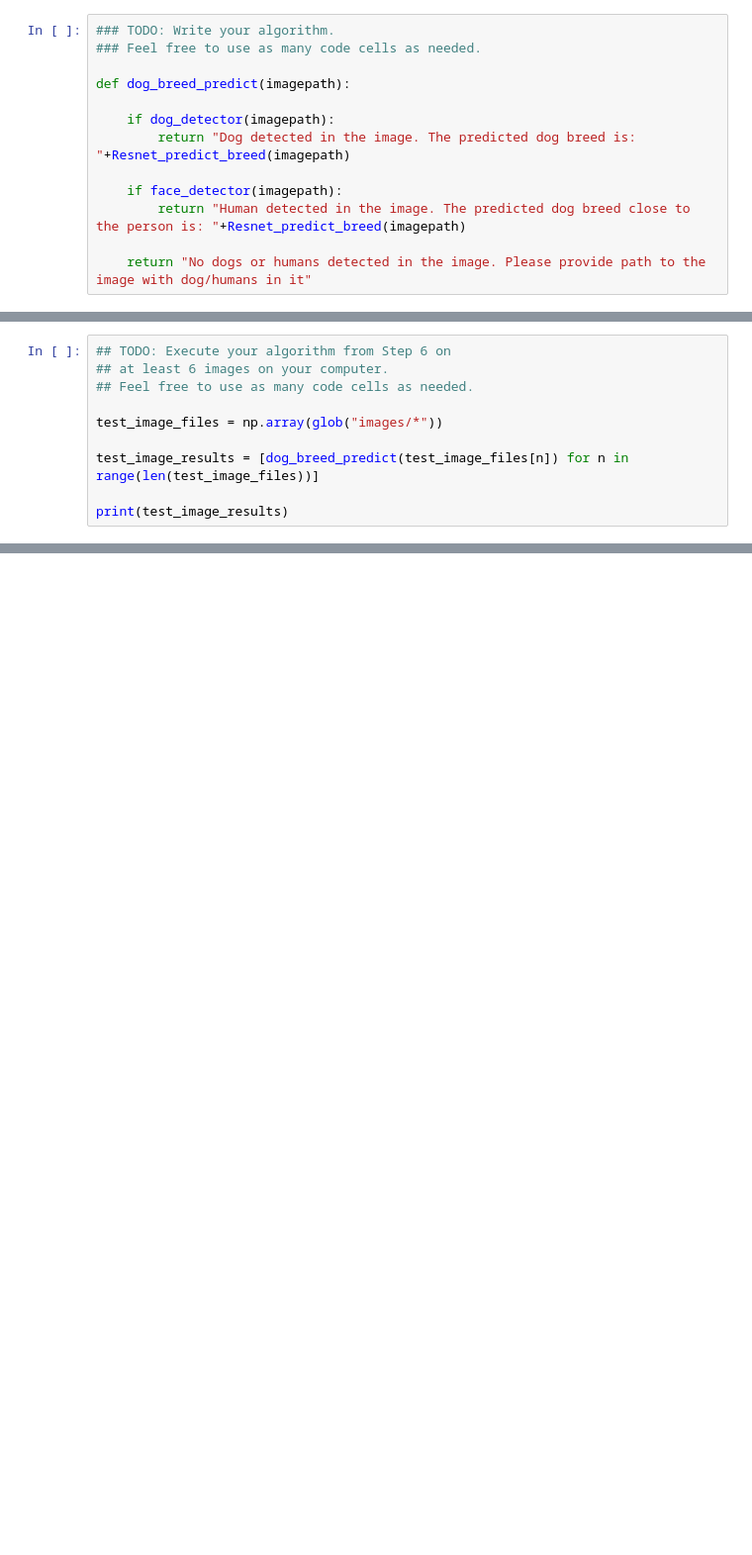
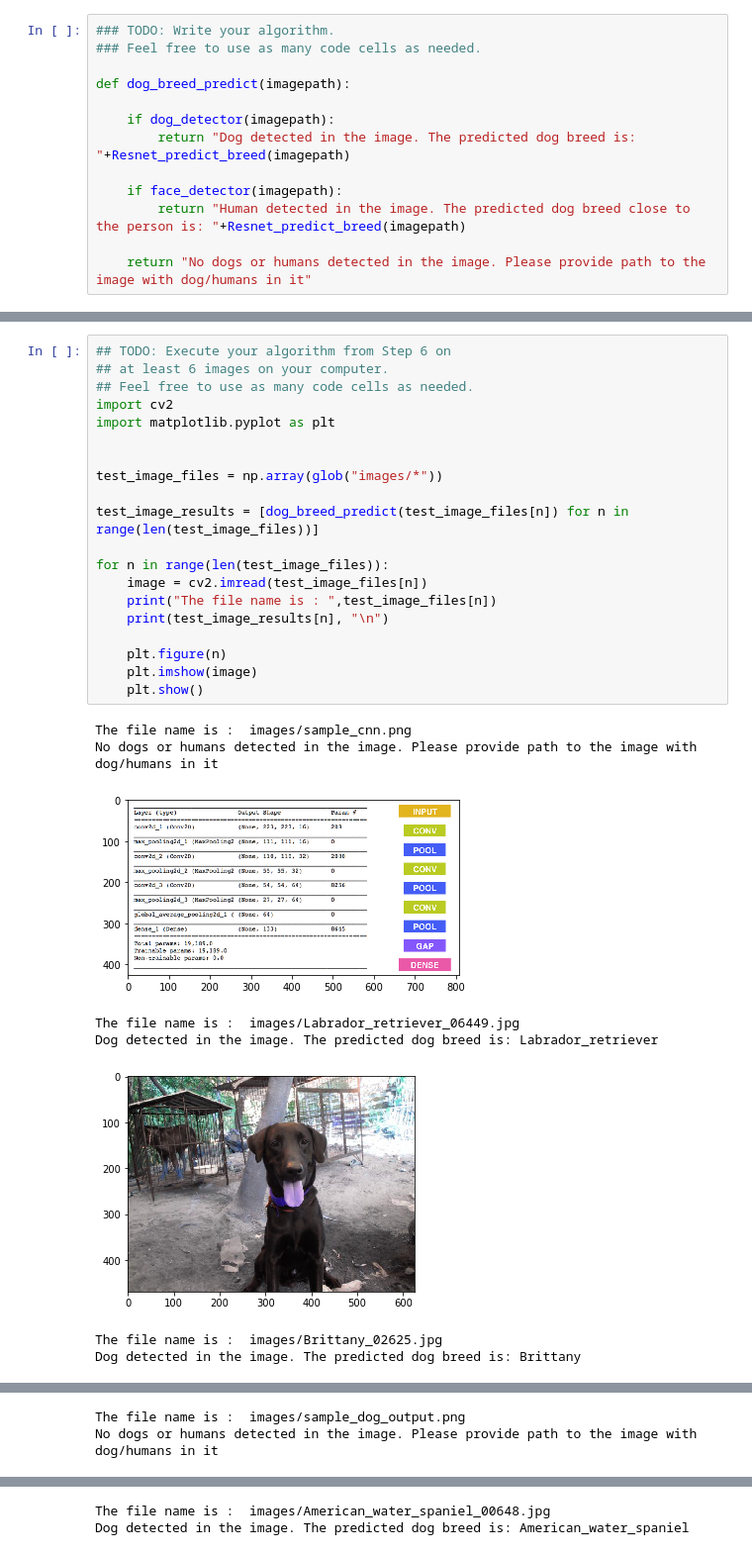
Before and after one commit to pranavvaidik/dog-project, a Jupyter notebook: dog_app.ipynb, the cells around one changed output, grey strips where cells are left out. Shown at 99% size. Cells and saved outputs as stored; diff of their text form; blank space fills up the shorter version.

```diff
--- a/dog_app.ipynb
+++ b/dog_app.ipynb
@@ -759,10 +766,29 @@ __Answer:__
 # %%
 ## TODO: Execute your algorithm from Step 6 on
 ## at least 6 images on your computer.
 ## Feel free to use as many code cells as needed.
+import cv2
+import matplotlib.pyplot as plt
+
 
 test_image_files = np.array(glob("images/*"))
 
 test_image_results = [dog_breed_predict(test_image_files[n]) for n in range(len(test_image_files))]
 
-print(test_image_results)
+for n in range(len(test_image_files)):
+    image = cv2.imread(test_image_files[n])
+    print("The file name is : ",test_image_files[n])
+    print(test_image_results[n], "\n")
+
+    plt.figure(n)
+    plt.imshow(image)
+    plt.show()
+# %% [output]
+The file name is :  images/sample_cnn.png
+No dogs or humans detected in the image. Please provide path to the image with dog/humans in it
+[figure, added]
+The file name is :  images/Labrador_retriever_06449.jpg
+Dog detected in the image. The predicted dog breed is: Labrador_retriever
+[figure, added]
+The file name is :  images/Brittany_02625.jpg
+Dog detected in the image. The predicted dog breed is: Brittany
@@ -768,0 +796,2 @@ print(test_image_results)
+The file name is :  images/sample_dog_output.png
+No dogs or humans detected in the image. Please provide path to the image with dog/humans in it
@@ -768,0 +799,2 @@ print(test_image_results)
+The file name is :  images/American_water_spaniel_00648.jpg
+Dog detected in the image. The predicted dog breed is: American_water_spaniel
```
Also changed, not shown: parts of 4 cells of this notebook.
